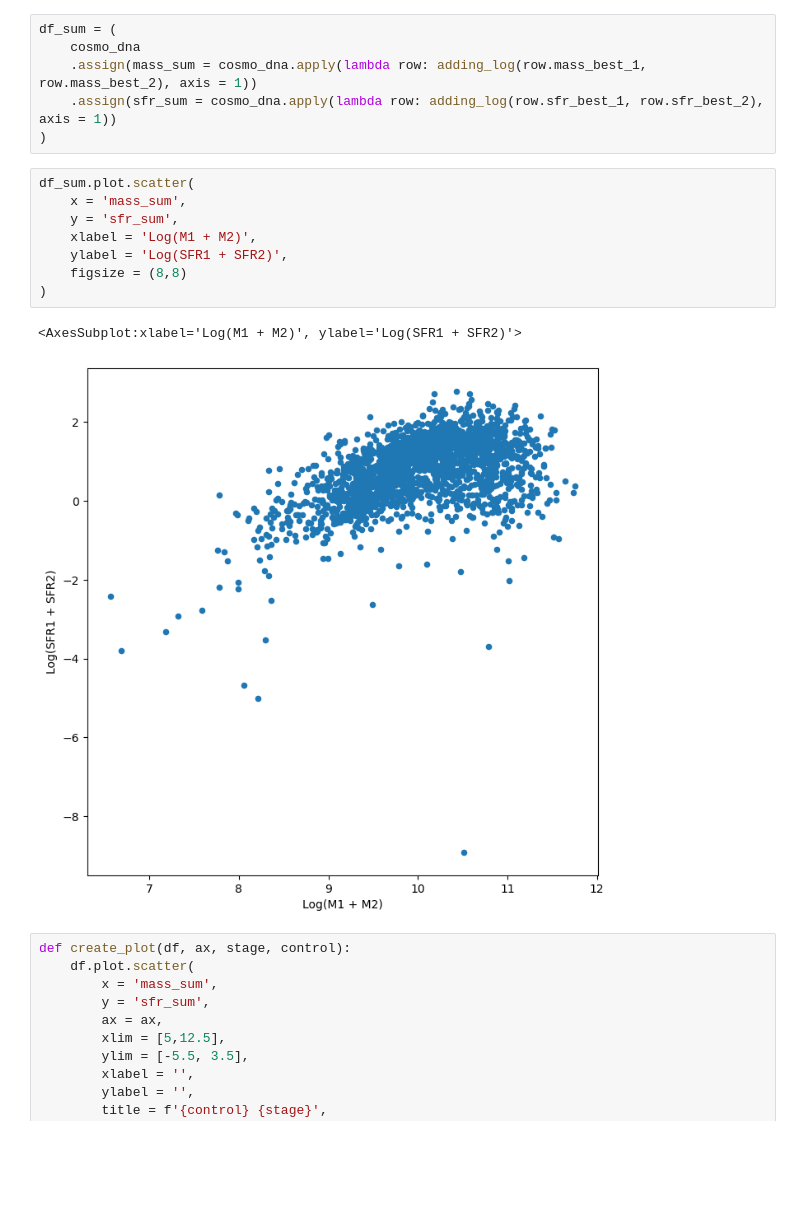
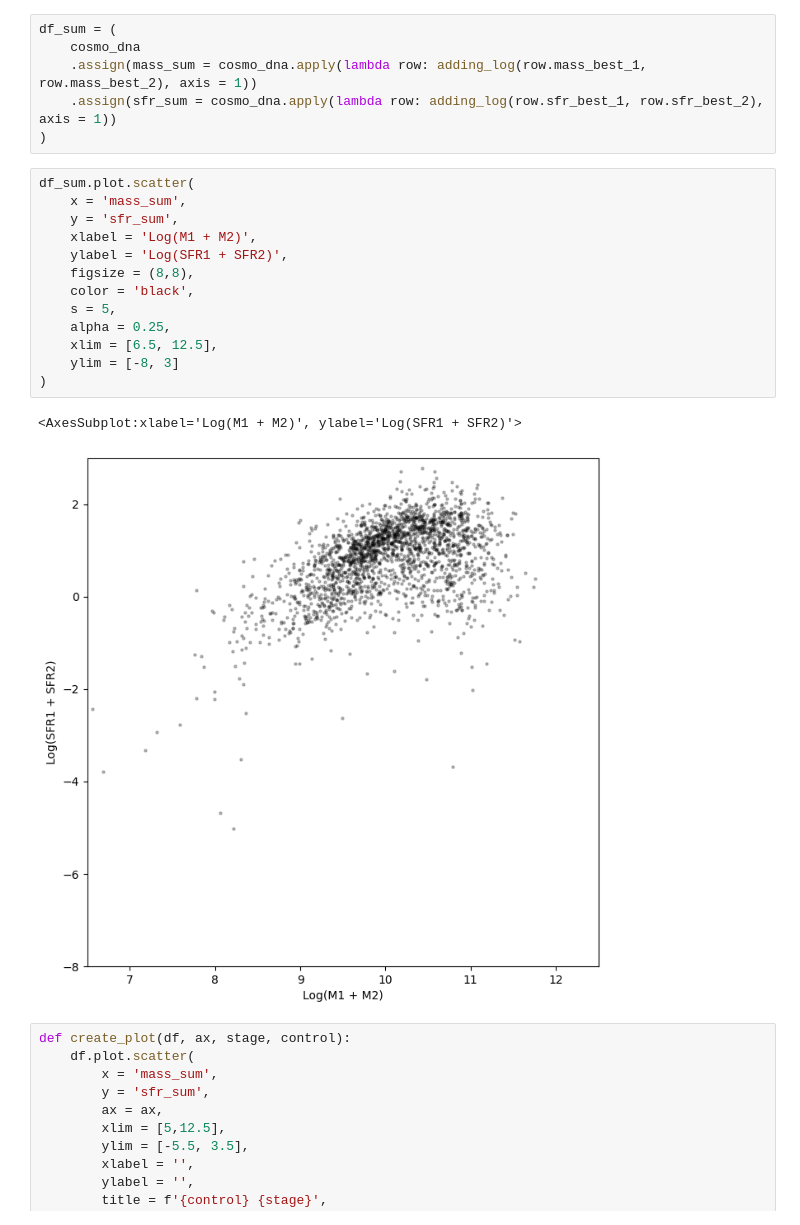
Before and after one commit to AstroORyan/mergers-in-cosmos, a Jupyter notebook: notebooks/analysis/my-matched-sfr.ipynb, the cells around one changed output. Cells and saved outputs as stored; diff of their text form; blank space fills up the shorter version.

```diff
--- a/notebooks/analysis/my-matched-sfr.ipynb
+++ b/notebooks/analysis/my-matched-sfr.ipynb
@@ -799,14 +546,19 @@ df_sum = (
 # %%
 df_sum.plot.scatter(
     x = 'mass_sum',
     y = 'sfr_sum',
     xlabel = 'Log(M1 + M2)',
     ylabel = 'Log(SFR1 + SFR2)',
-    figsize = (8,8)
+    figsize = (8,8),
+    color = 'black',
+    s = 5,
+    alpha = 0.25,
+    xlim = [6.5, 12.5],
+    ylim = [-8, 3]
 )
 # %% [output]
 <AxesSubplot:xlabel='Log(M1 + M2)', ylabel='Log(SFR1 + SFR2)'>
-[figure, old version]
+[figure, new version]
 # %%
 def create_plot(df, ax, stage, control):
     df.plot.scatter(
```
Also changed, not shown: parts of 37 cells of this notebook, 6 other files.
